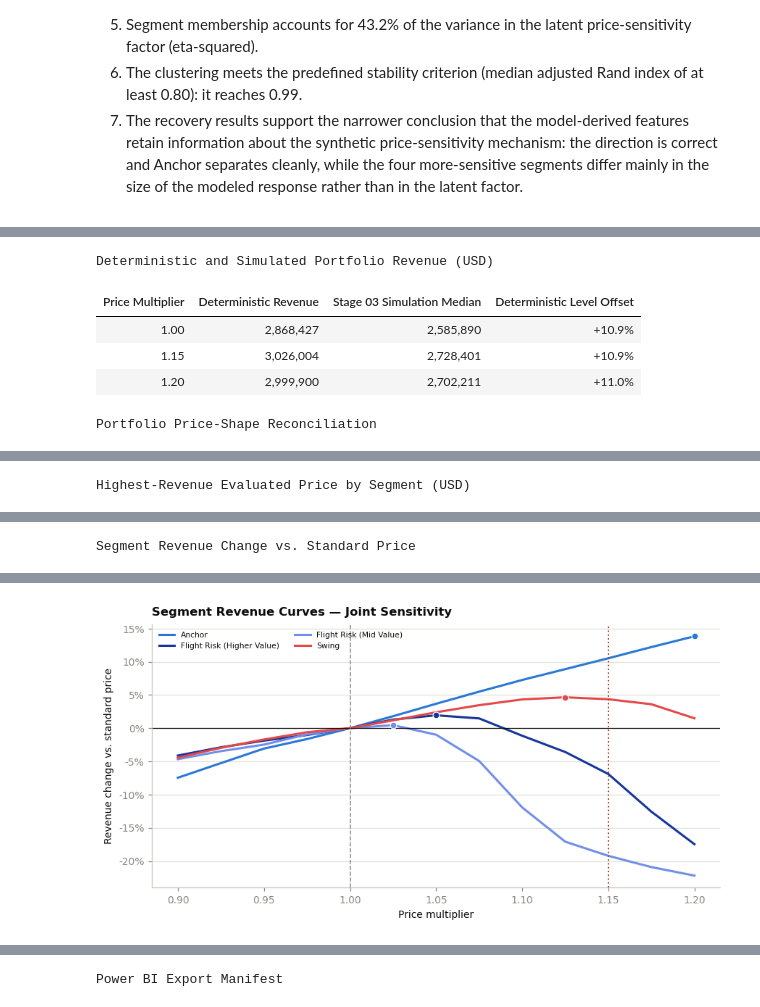
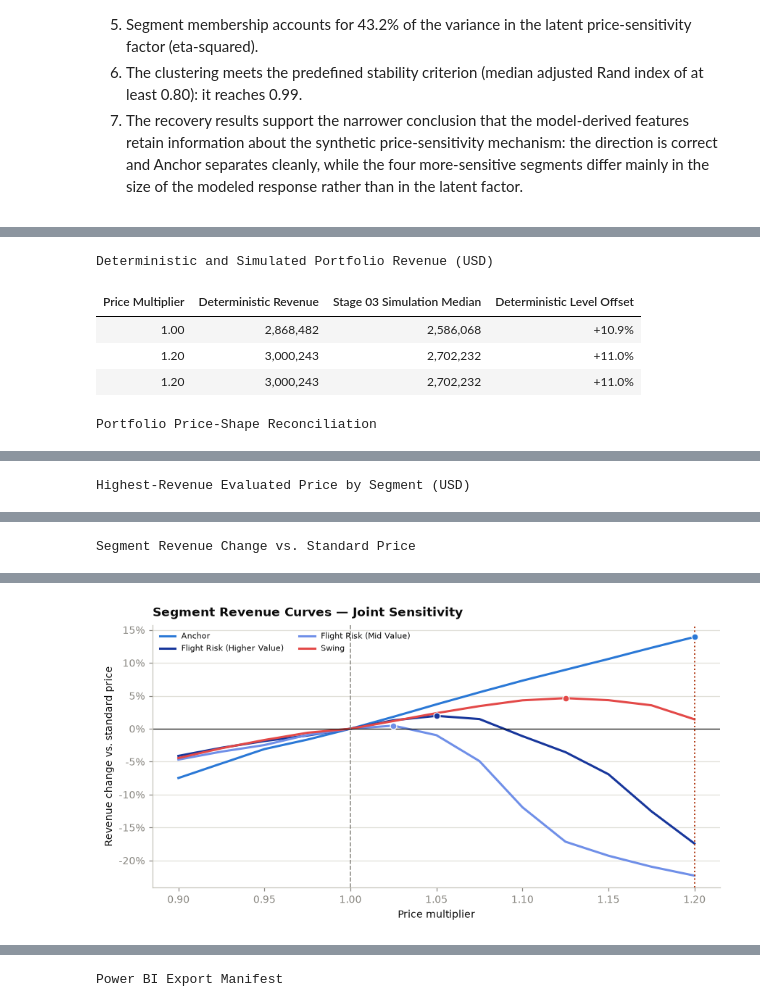
Before and after one commit to paforsey/data-science-portfolio, a Jupyter notebook: case-studies/international-roaming/international_roaming.ipynb, the cells around one changed output, grey strips where cells are left out. Saved outputs shown, nothing was run; the diff lists cells and outputs as text; code cells hidden in the pictures.

```diff
--- a/case-studies/international-roaming/international_roaming.ipynb
+++ b/case-studies/international-roaming/international_roaming.ipynb
@@ -10657,10 +10765,12 @@ sim_sweep = load('simulation_price_sweep')
 ground_truth = load('ground_truth')
 
 # The recommended price is read from Notebook 03's output, not hard-coded here, so a
-# rerun that moves the joint-sensitivity optimum flows through to Model 04.
-_joint_sweep = sim_sweep.loc[sim_sweep['case'].eq('joint sensitivity')]
+# rerun that moves the as-fitted optimum flows through to Model 04. The recommendation
+# is read from the as-fitted (expected-case) model, not the joint stronger-response
+# sensitivity, which is retained elsewhere as a disclosed robustness check.
+_fitted_sweep = sim_sweep.loc[sim_sweep['case'].eq('as fitted')]
 RECOMMENDED_PRICE = float(
-    _joint_sweep.loc[_joint_sweep['median'].idxmax(), 'price_multiplier']
+    _fitted_sweep.loc[_fitted_sweep['median'].idxmax(), 'price_multiplier']
 )
 
 assert accounts['account_id'].is_unique, (
@@ -13298,9 +13409,11 @@ assert all(
     for price in required_prices
 ), 'required segment-comparison prices are unavailable'
 
-assert np.isclose(RECOMMENDED_PRICE, 1.15), (
-    'the recommended price changed; update the 1.15 display anchors in '
-    'Model 04 (this cell and the uniform-vs-selective comparison)'
+# Display anchors below read RECOMMENDED_PRICE dynamically (no longer
+# hardcoded to 1.15), so this guard is now a no-op sanity check rather than
+# a blocker: it just confirms the recommended price is on the evaluated grid.
+assert np.isclose(GRID, RECOMMENDED_PRICE).any(), (
+    'recommended price is not on the evaluated grid'
 )
 
 forward_trip_ids = (
@@ -13569,7 +13682,7 @@ best = pd.DataFrame({
         piv.max()
         - piv.loc[1.0]
     ),
-    'gain at 1.15': (
+    'gain at recommended': (
         piv.loc[RECOMMENDED_PRICE]
         - piv.loc[1.0]
     ),
@@ -13590,7 +13703,7 @@ segment_recommendations = (
     .rename(columns={
         'best price': 'Best Evaluated Price',
         'gain at best': 'Gain at Best Price',
-        'gain at 1.15': 'Gain at 1.15',
+        'gain at recommended': 'Gain at Recommended',
         'gain at 1.20': 'Gain at 1.20',
         'revenue share': 'Revenue Share',
     })
@@ -13603,7 +13716,7 @@ segment_recommendations = (
 maximum_gain = max(
     segment_recommendations[[
         'Gain at Best Price',
-        'Gain at 1.15',
+        'Gain at Recommended',
         'Gain at 1.20',
     ]]
     .abs()
@@ -13618,7 +13731,7 @@ display(
     .format({
         'Best Evaluated Price': '{:.3f}',
         'Gain at Best Price': '{:+,.0f}',
-        'Gain at 1.15': '{:+,.0f}',
+        'Gain at Recommended': '{:+,.0f}',
         'Gain at 1.20': '{:+,.0f}',
         'Revenue Share': '{:.1%}',
     })
@@ -13726,7 +13839,7 @@ ax.axvline(
 )
 
 ax.axvline(
-    1.15,
+    RECOMMENDED_PRICE,
     color='#b23c17',
     linestyle=':',
     linewidth=1.3,
@@ -13765,9 +13878,9 @@ plt.show()
 # %% [output]
 Deterministic and Simulated Portfolio Revenue (USD)
 | Price Multiplier | Deterministic Revenue | Stage 03 Simulation Median | Deterministic Level Offset |
-| 1.00 | 2,868,427 | 2,585,890 | +10.9% |
-| 1.15 | 3,026,004 | 2,728,401 | +10.9% |
-| 1.20 | 2,999,900 | 2,702,211 | +11.0% |
+| 1.00 | 2,868,482 | 2,586,068 | +10.9% |
+| 1.20 | 3,000,243 | 2,702,232 | +11.0% |
+| 1.20 | 3,000,243 | 2,702,232 | +11.0% |
 Portfolio Price-Shape Reconciliation
 | Track | Best Evaluated Price | Includes Occurrence Thinning | Includes Macro Variation |
 | Deterministic segment decomposition | 1.150 | No | No |
@@ -13786,4 +13899,4 @@ Segment Revenue Change vs. Standard Price
-[figure, old version]
+[figure, new version]
 # %%
 # Build Segment Purchaser Curves
 # A roaming-pass purchaser is an account with at least one forward-year trip
```
Also changed, not shown: parts of 35 cells of this notebook, 33 other files.
